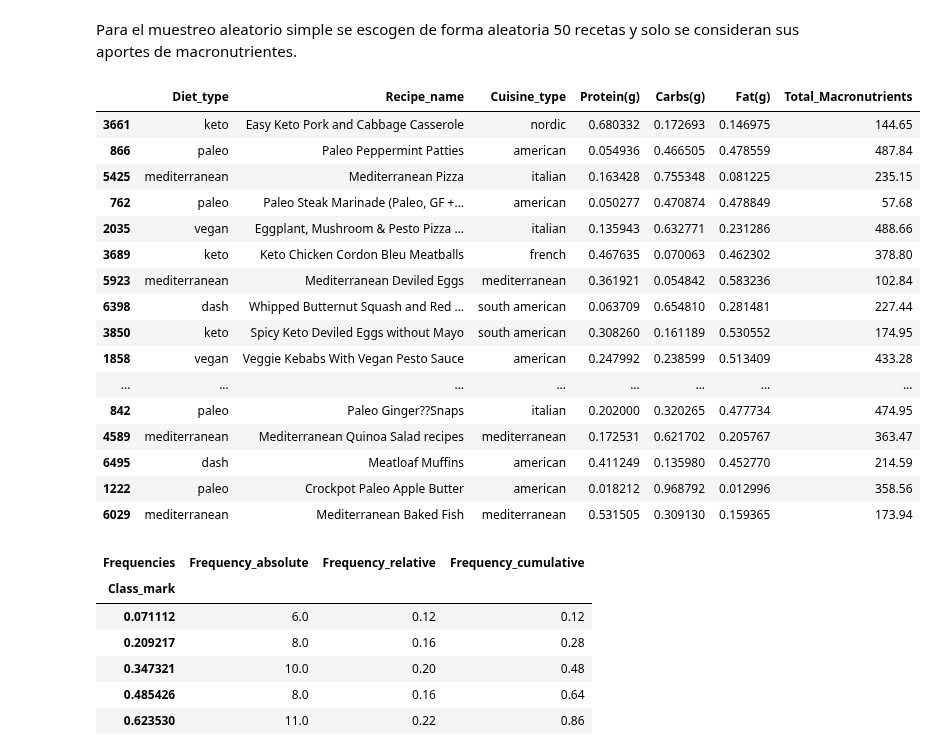
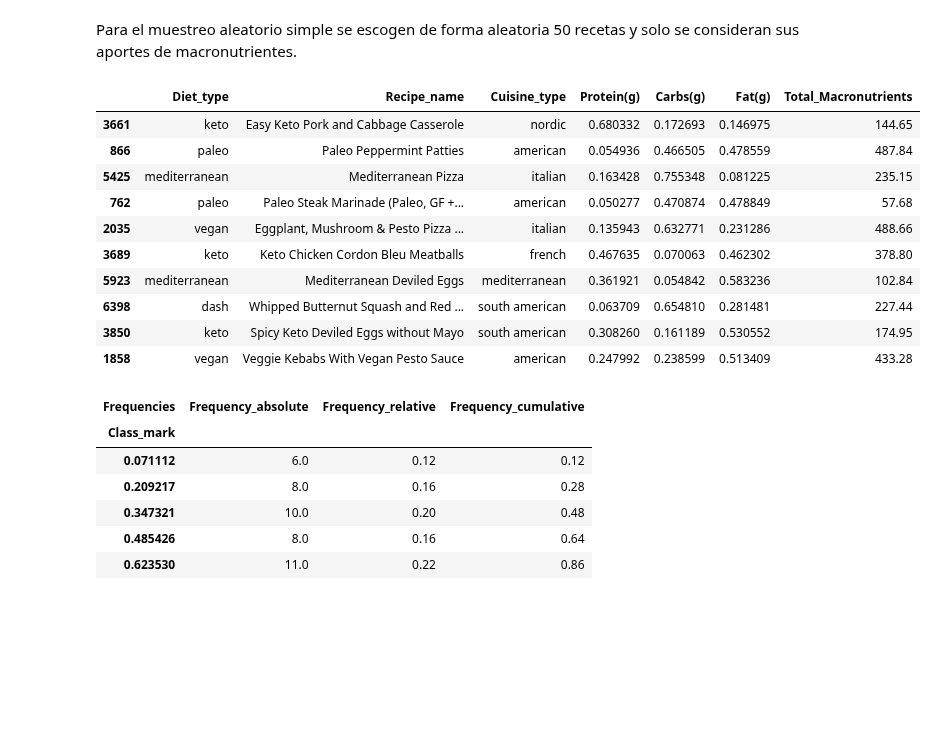
Before and after one commit to alexisuaguilaru/Analysis_Nutritional_Information, a Jupyter notebook: Documentation/AlexisAguilar_Reporte.ipynb, the cells around one changed output. Cells and saved outputs as stored; diff of their text form; code cells hidden in the pictures; blank space fills up the shorter version.

```diff
--- a/Documentation/AlexisAguilar_Reporte.ipynb
+++ b/Documentation/AlexisAguilar_Reporte.ipynb
@@ -319,27 +319,21 @@ Para el muestreo aleatorio simple se escogen de forma aleatoria 50 recetas y sol
 # %%
 # Se muestrean de forma aleatoria 50 recetas
 
 RandomSample = Diets_Dataset.sample(50,random_state=random_state_simple)
 
-RandomSample
+RandomSample.head(10)
 # %% [output]
 |  | Diet_type | Recipe_name | Cuisine_type | Protein(g) | Carbs(g) | Fat(g) | Total_Macronutrients |
 | 3661 | keto | Easy Keto Pork and Cabbage Casserole | nordic | 0.680332 | 0.172693 | 0.146975 | 144.65 |
 | 866 | paleo | Paleo Peppermint Patties | american | 0.054936 | 0.466505 | 0.478559 | 487.84 |
 | 5425 | mediterranean | Mediterranean Pizza | italian | 0.163428 | 0.755348 | 0.081225 | 235.15 |
 | 762 | paleo | Paleo Steak Marinade (Paleo, GF +... | american | 0.050277 | 0.470874 | 0.478849 | 57.68 |
 | 2035 | vegan | Eggplant, Mushroom & Pesto Pizza ... | italian | 0.135943 | 0.632771 | 0.231286 | 488.66 |
 | 3689 | keto | Keto Chicken Cordon Bleu Meatballs | french | 0.467635 | 0.070063 | 0.462302 | 378.80 |
 | 5923 | mediterranean | Mediterranean Deviled Eggs | mediterranean | 0.361921 | 0.054842 | 0.583236 | 102.84 |
 | 6398 | dash | Whipped Butternut Squash and Red ... | south american | 0.063709 | 0.654810 | 0.281481 | 227.44 |
 | 3850 | keto | Spicy Keto Deviled Eggs without Mayo | south american | 0.308260 | 0.161189 | 0.530552 | 174.95 |
 | 1858 | vegan | Veggie Kebabs With Vegan Pesto Sauce | american | 0.247992 | 0.238599 | 0.513409 | 433.28 |
-| ... | ... | ... | ... | ... | ... | ... | ... |
-| 842 | paleo | Paleo Ginger??Snaps | italian | 0.202000 | 0.320265 | 0.477734 | 474.95 |
-| 4589 | mediterranean | Mediterranean Quinoa Salad recipes | mediterranean | 0.172531 | 0.621702 | 0.205767 | 363.47 |
-| 6495 | dash | Meatloaf Muffins | american | 0.411249 | 0.135980 | 0.452770 | 214.59 |
-| 1222 | paleo | Crockpot Paleo Apple Butter | american | 0.018212 | 0.968792 | 0.012996 | 358.56 |
-| 6029 | mediterranean | Mediterranean Baked Fish | mediterranean | 0.531505 | 0.309130 | 0.159365 | 173.94 |
 # %%
 # Se calculan las frecuencias relativas, absolutas y acumulada del atributo Carbs(g)
 
```
Also changed, not shown: parts of 3 cells of this notebook, 2 other files.
